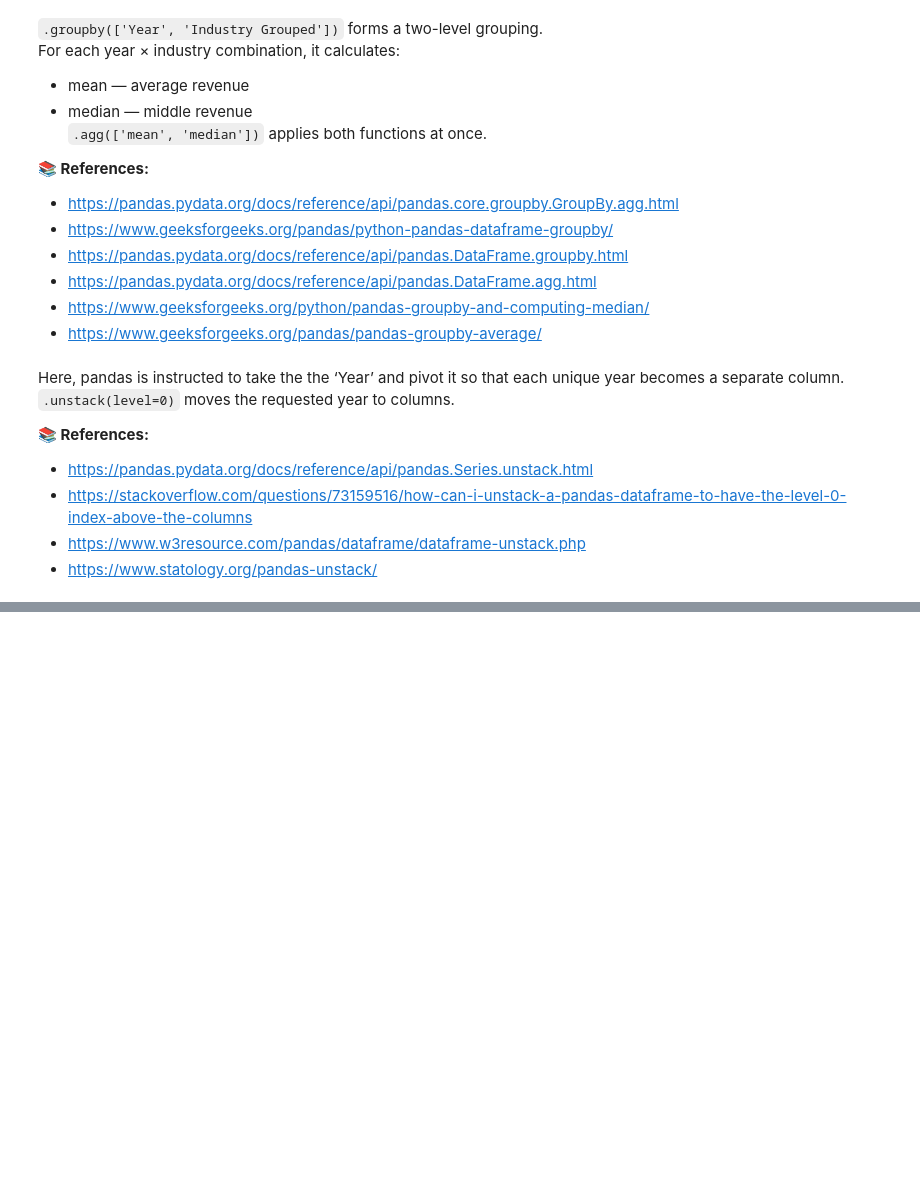
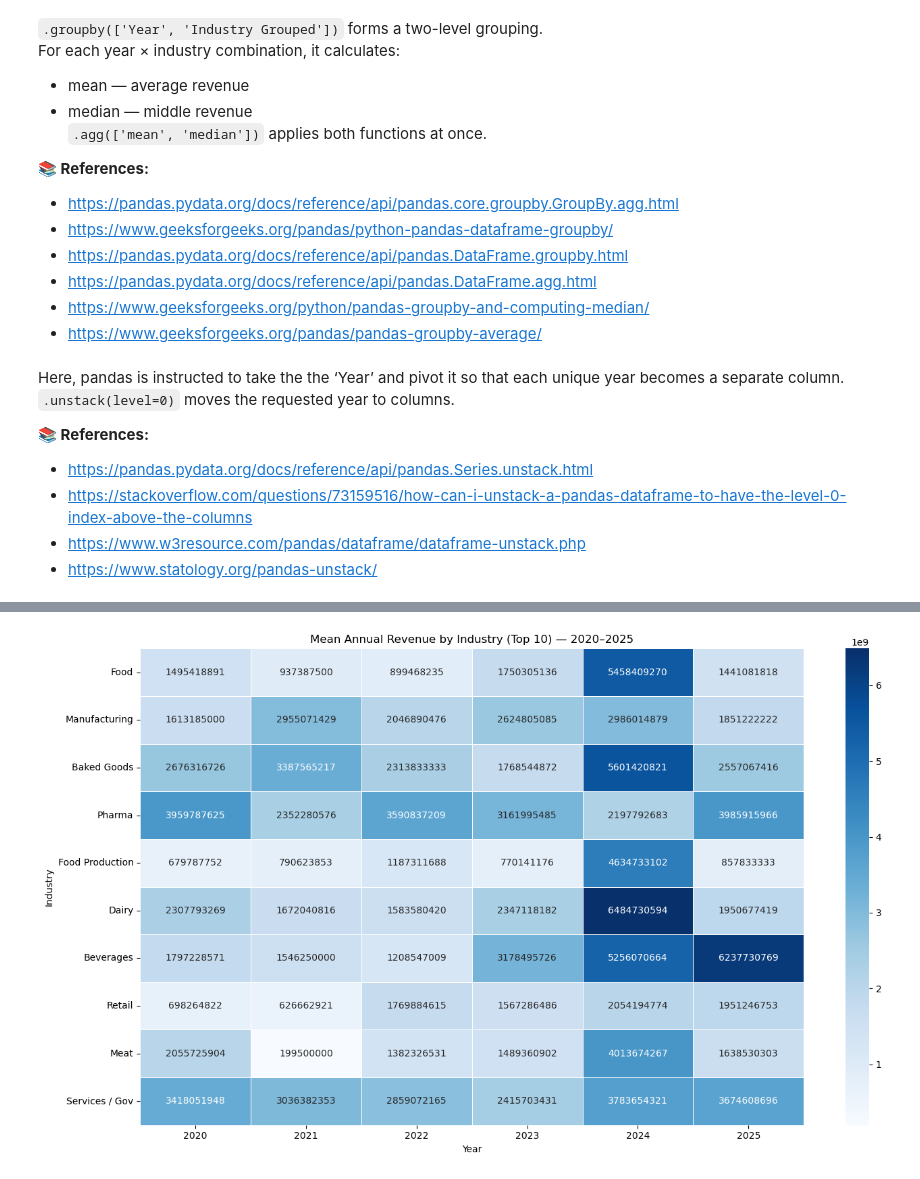
Before and after one commit to tihana-gray/pfda-big_project, a Jupyter notebook: contact_database_analysis.ipynb, the cells around one changed output, grey strips where cells are left out. Cells and saved outputs as stored; diff of their text form; code cells hidden in the pictures; blank space fills up the shorter version.

Commit message:
mean and median heatmap work - needs fixing

```diff
--- a/contact_database_analysis.ipynb
+++ b/contact_database_analysis.ipynb
@@ -1243,0 +1246,12 @@ pivot_median.to_csv("data/cleaned/annual_revenue_median_by_industry.csv")
+# %%
+# Calculating total revenue per industry across 2020–2025
+industry_total_revenue = df_rev.groupby('Industry')['Annual Revenue'].sum().sort_values(ascending=False)
+# .groupby('Industry') groups the revenue values by industry category.
+# .sum() calculates the total revenue contributed by each industry.
+# .sort_values(ascending=False) orders industries from highest to lowest revenue.
+
+
+# Selecting the top 10 industries based on total revenue
+top_10_industries = industry_total_revenue.head(10).index.tolist()
+# .head(10) retrieves the first 10 rows from the sorted series.
+# .index.tolist() converts the index labels into a Python list for filtering.
@@ -1243,0 +1277,6 @@ pivot_median.to_csv("data/cleaned/annual_revenue_median_by_industry.csv")
+# %%
+# Filtering the pivot tables to only include the top 10 industries
+pivot_mean_top = pivot_mean.loc[top_10_industries]
+pivot_median_top = pivot_median.loc[top_10_industries]
+# .loc[] selects specific rows from the pivot tables based on industry names.
+# By passing the list top_10_industries, only the selected industry rows remain.
@@ -1243,0 +1297,33 @@ pivot_median.to_csv("data/cleaned/annual_revenue_median_by_industry.csv")
+# %%
+plt.figure(figsize=(14, 8)) # Sets readability.
+
+sns.heatmap(
+    pivot_mean_top,
+    annot=True,
+    fmt=".0f",
+    cmap="Blues",
+    linewidths=0.5
+)
+# sns.heatmap() generates a heatmap where colour intensity represents revenue.
+# annot=True writes numerical values inside each cell.
+# fmt=".0f" formats numbers with zero decimal places for clarity.
+# cmap="Blues" defines the colour gradient style.
+# linewidths adds gridlines to improve visibility between cells.
+
+# Adding title and axis labels for interpretability.
+plt.title("Mean Annual Revenue by Industry (Top 10) — 2020–2025")
+plt.xlabel("Year")
+plt.ylabel("Industry")
+
+# Adjusting element spacing to prevent label overlap.
+plt.tight_layout()
+
+plt.savefig("plots/mean_annual_revenue_by_industry_heatmap.png", dpi=300, bbox_inches="tight")
+# Saves the heatmap into the project's /plots/ directory.
+# dpi=300 ensures high-resolution output.
+# bbox_inches="tight" removes unnecessary whitespace.
+
+plt.show()
+# Displays the heatmap.
+# %% [output]
+[figure, added]
```
Also changed, not shown: parts of 4 cells of this notebook, 1 other file.
